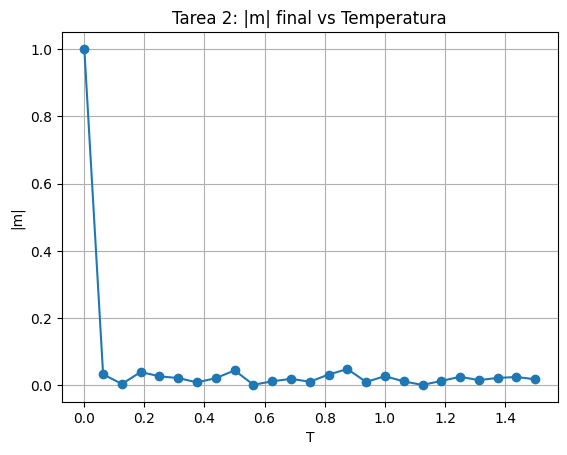
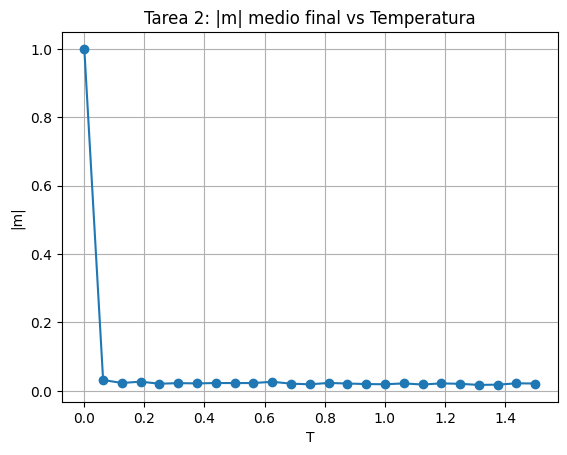
Unified diff of the notebook cell whose output changed from the first chart to the second:
--- before
+++ after
@@ -4,7 +4,4 @@
 
     # --- TAREA 1: ANIMACIÓN (N=50) ---
-
-    # Muestra cómo una red recupera un patrón en cruz partiendo de un estado aleatorio
-
     print("Generando GIF de la Tarea 1...")
     N1 = 50
@@ -14,4 +11,6 @@
     net1 = HopfieldNet(N1)
     net1.store_patterns([p1])
+
+
     state = np.random.randint(0, 2, (N1, N1))
 
@@ -37,20 +36,26 @@
 
     # --- TAREA 2: INFLUENCIA DE LA TEMPERATURA ---
-
-    # Representa el sistema a distintas temperaturas para ver el momento en el que
-    # la red pasa de un estado de "memoria" a una fase de "ruido."
     print("Ejecutando Tarea 2: Solapamiento vs Temperatura...")
     temps = np.linspace(0.001, 1.5, 25)
     m_finales = []
+
     for t in temps:
         s_t = p1.copy()
-        # Evolucionamos 15 pasos para alcanzar el equilibrio térmico
-        for _ in range(15):
+
+        # 1. Termalización: Dejamos que la red evolucione durante 100 pasos para alcanzar un estado estacionario a la temperatura dada.
+        for _ in range(100):
             s_t = net1.metropolis_step(s_t, t)
-        m_finales.append(abs(net1.overlap(s_t, 0)))
+
+        # 2. Promediado de la medida (reducción de fluctuaciones térmicas)
+        m_avg = 0
+        for _ in range(50):
+            s_t = net1.metropolis_step(s_t, t)
+            m_avg += abs(net1.overlap(s_t, 0))
+
+        m_finales.append(m_avg / 50.0)
 
     plt.figure()
     plt.plot(temps, m_finales, 'o-')
-    plt.title("Tarea 2: |m| final vs Temperatura")
+    plt.title("Tarea 2: |m| medio final vs Temperatura")
     plt.xlabel("T"); plt.ylabel("|m|")
     plt.grid(); plt.savefig(os.path.join(PATH, "tarea2_m_vs_T.png"))
@@ -58,8 +63,4 @@
 
     # --- TAREA 3: INTERACCIÓN CON EL USUARIO (N=30) ---
-
-    # El usuario elige 3 letras, y la red las almacena simultáneamente.
-    # Deformamos la red un 30% para ver si la red es capaz de identificarla
-    #correctamente de los demás recuerdos.
     print("\n--- INICIANDO TAREA 3 ---")
     N3 = 30
@@ -74,7 +75,6 @@
     letras_elegidas = [dict_letras[c] for c in entrada]
     net3 = HopfieldNet(N3)
-    net3.store_patterns(letras_elegidas) # Almacenamos varios patrones a la vez
+    net3.store_patterns(letras_elegidas)
 
-    # Partimos de la primera letra elegida deformada un 30%
     print(f"Simulando recuperación de la letra '{entrada[0]}'...")
     s_test = letras_elegidas[0].copy()
@@ -83,5 +83,6 @@
 
     m_hist_3 = {i: [] for i in range(3)}
-    for _ in range(20):
+
+    for _ in range(30):
         for i in range(3):
             m_hist_3[i].append(net3.overlap(s_test, i))
@@ -98,22 +99,40 @@
 
     # --- TAREA 4: CAPACIDAD (N=20) ---
-
-    # Buscamos el límite de la red. Introducimos patrones aleatorios hasta
-    # que la red subre amnesia catastrófica.
-
     print("\nCalculando Tarea 4: Capacidad Crítica...")
     N4 = 20
-    P_vals = np.arange(1, 601, 25) # Patrones aleatorios para estresar la red [cite: 31, 32]
+
+    #  Para N=20 (400 neuronas), la capacidad teórica máxima es
+    # P_c = 0.138 * 400 = 55. Probamos hasta 120 para ver el comportamiento empírico.
+    P_vals = np.arange(1, 120, 5)
     recuperados = []
     Pc = 0
+
     for P in P_vals:
         p_list = [(np.random.rand(N4, N4) > 0.5).astype(int) for _ in range(P)]
         net4 = HopfieldNet(N4)
         net4.store_patterns(p_list)
-        count = sum(1 for mu in range(P) if net4.overlap(net4.metropolis_step(p_list[mu].copy(), T_low), mu) > 0.75)
+
+        count = 0
+        for mu in range(P):
+            s_test = p_list[mu].copy()
+
+            # Para saber si el estado es un atractor y no un
+            # máximo inestable, hay que darle un empujón diminuto (ruido) y
+            # dejarlo evolucionar.
+            ruido = np.random.rand(N4, N4) < 0.05
+            s_test[ruido] = 1 - s_test[ruido]
+
+            # Evolucionamos para verificar la estabilidad de la cuenca de atracción.
+            for _ in range(25):
+                s_test = net4.metropolis_step(s_test, T_low)
+
+            if net4.overlap(s_test, mu) > 0.75:
+                count += 1
+
         recuperados.append(count)
-        if count >= P * 0.9: Pc = P
+        if count >= P * 0.9:
+            Pc = P
 
-    alpha_c = Pc / (N4*N4) # alpha_c = Pc / N^2 fracción máxima
+    alpha_c = Pc / (N4*N4)
     print(f"Resultado T4: alpha_c = {alpha_c:.4f}")
 
@@ -122,4 +141,6 @@
     plt.plot(P_vals, P_vals, '--k', alpha=0.3, label="Límite Ideal")
     plt.axvline(x=Pc, color='r', label=f'Pc={Pc}')
+    plt.xlabel("Patrones almacenados (P)")
+    plt.ylabel("Patrones recordados")
     plt.legend(); plt.grid()
     plt.savefig(os.path.join(PATH, "tarea4_capacidad.png"))

Commit: Creado con Colab